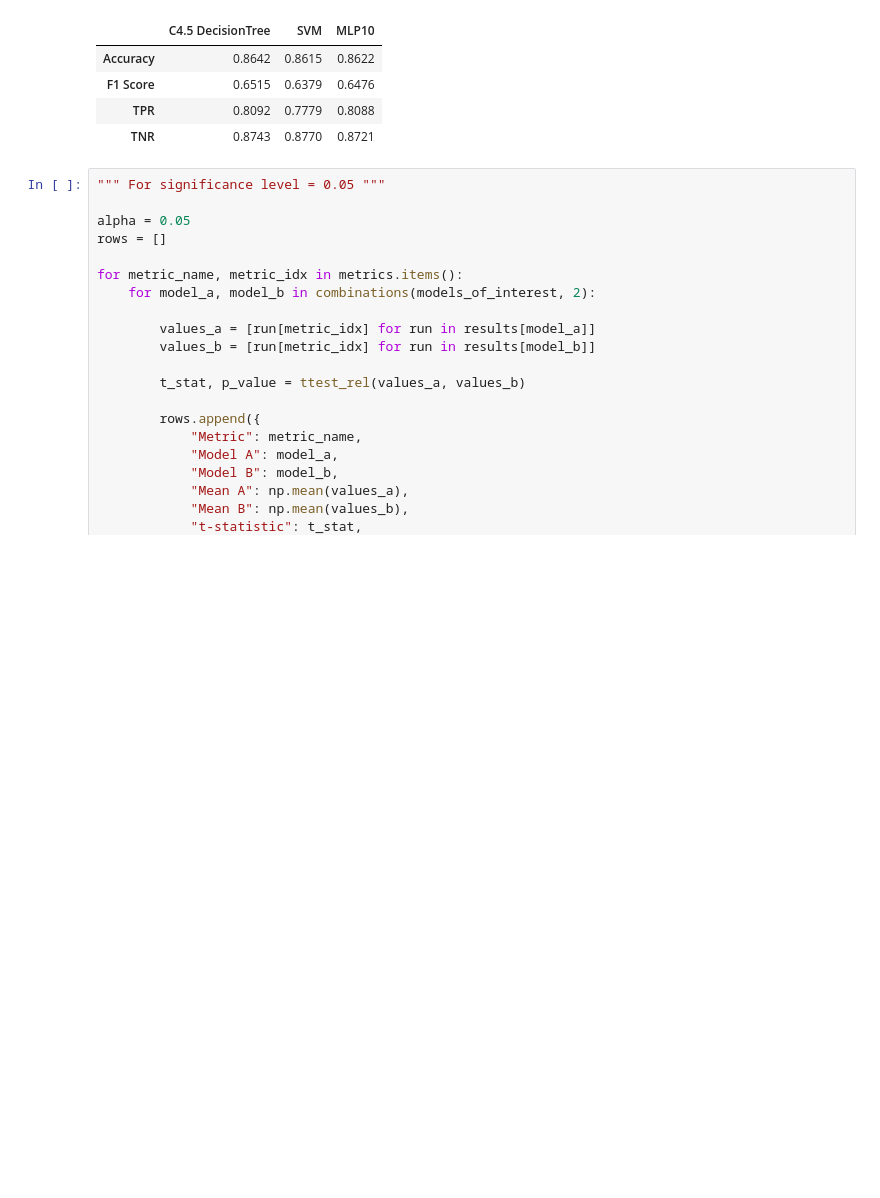
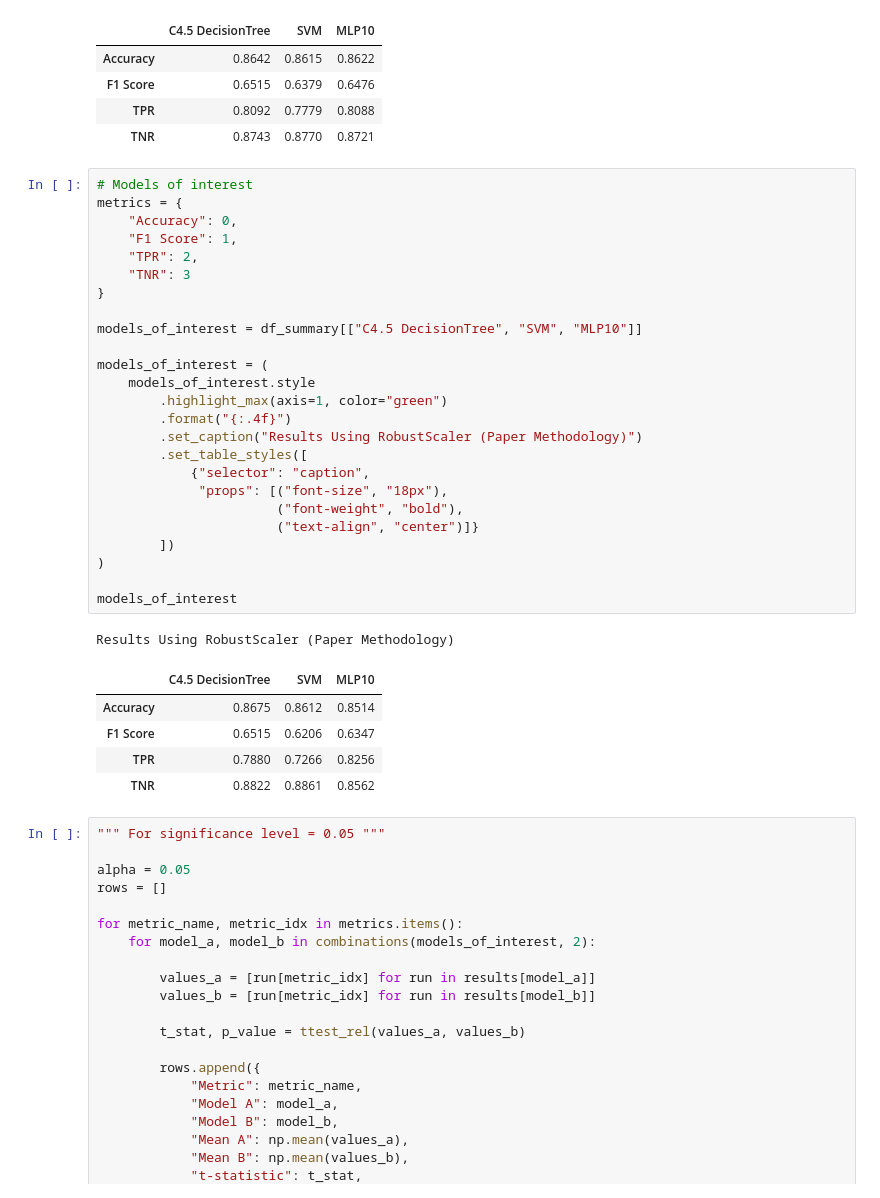
Before and after one commit to Engelbert107/Online-Shoppers-Purchase-Prediction, a Jupyter notebook: notebook/notebook_ospi-moai.ipynb, the cells around one changed output. Drawn from its saved outputs; the diff is of its cells as text; blank space fills up the shorter version.

```diff
--- a/notebook/notebook_ospi-moai.ipynb
+++ b/notebook/notebook_ospi-moai.ipynb
@@ -1960,6 +1994,38 @@ Results Using StandardScaler (Paper Methodology)
 | F1 Score | 0.6515 | 0.6379 | 0.6476 |
 | TPR | 0.8092 | 0.7779 | 0.8088 |
 | TNR | 0.8743 | 0.8770 | 0.8721 |
+# %%
+# Models of interest
+metrics = {
+    "Accuracy": 0,
+    "F1 Score": 1,
+    "TPR": 2,
+    "TNR": 3
+}
+
+models_of_interest = df_summary[["C4.5 DecisionTree", "SVM", "MLP10"]]
+
+models_of_interest = (
+    models_of_interest.style
+        .highlight_max(axis=1, color="green")
+        .format("{:.4f}")
+        .set_caption("Results Using RobustScaler (Paper Methodology)")
+        .set_table_styles([
+            {"selector": "caption",
+             "props": [("font-size", "18px"),
+                       ("font-weight", "bold"),
+                       ("text-align", "center")]}
+        ])
+)
+
+models_of_interest
+# %% [output]
+Results Using RobustScaler (Paper Methodology)
+|  | C4.5 DecisionTree | SVM | MLP10 |
+| Accuracy | 0.8675 | 0.8612 | 0.8514 |
+| F1 Score | 0.6515 | 0.6206 | 0.6347 |
+| TPR | 0.7880 | 0.7266 | 0.8256 |
+| TNR | 0.8822 | 0.8861 | 0.8562 |
 # %%
 """ For significance level = 0.05 """
 
```
Also changed, not shown: parts of 17 cells of this notebook.
